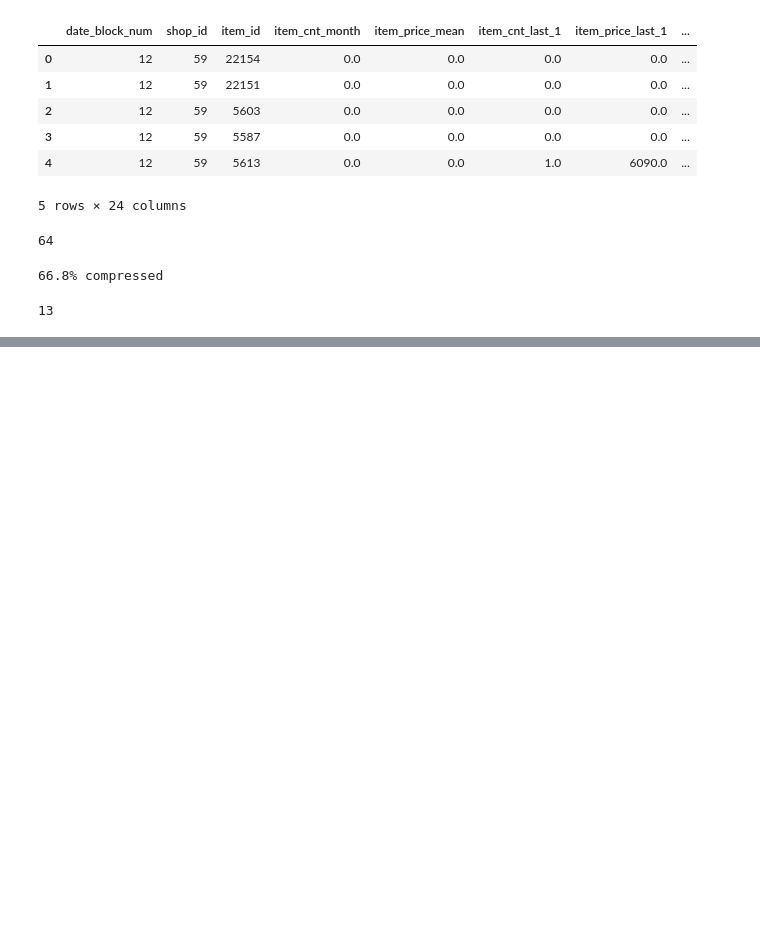
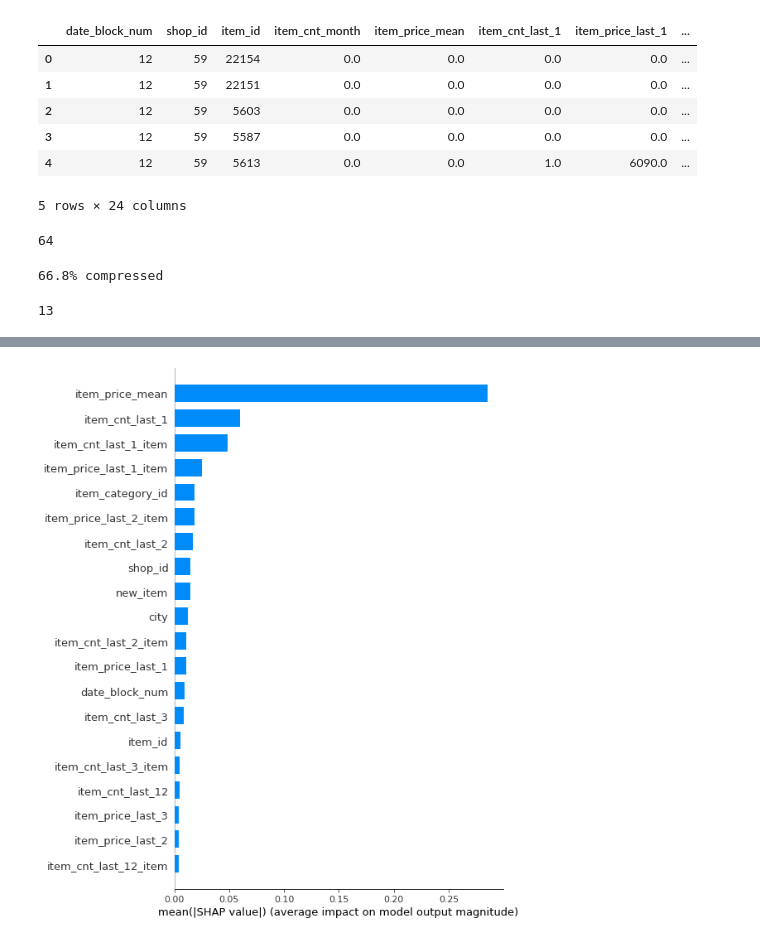
Before and after one commit to alsing/Predict-Future-Sales, a Jupyter notebook: notebooks/Model.ipynb, the cells around one changed output, grey strips where cells are left out. Drawn from its saved outputs; the diff is of its cells as text; code cells hidden in the pictures; blank space fills up the shorter version.

```diff
--- a/notebooks/Model.ipynb
+++ b/notebooks/Model.ipynb
@@ -418,0 +433,4 @@ ntree_limit is deprecated, use `iteration_range` or model slicing instead.
+# %%
+shap.summary_plot(tree_shap_values, X_sampled, plot_type="bar")
+# %% [output]
+[figure, added]
```
Also changed, not shown: parts of 6 cells of this notebook.
